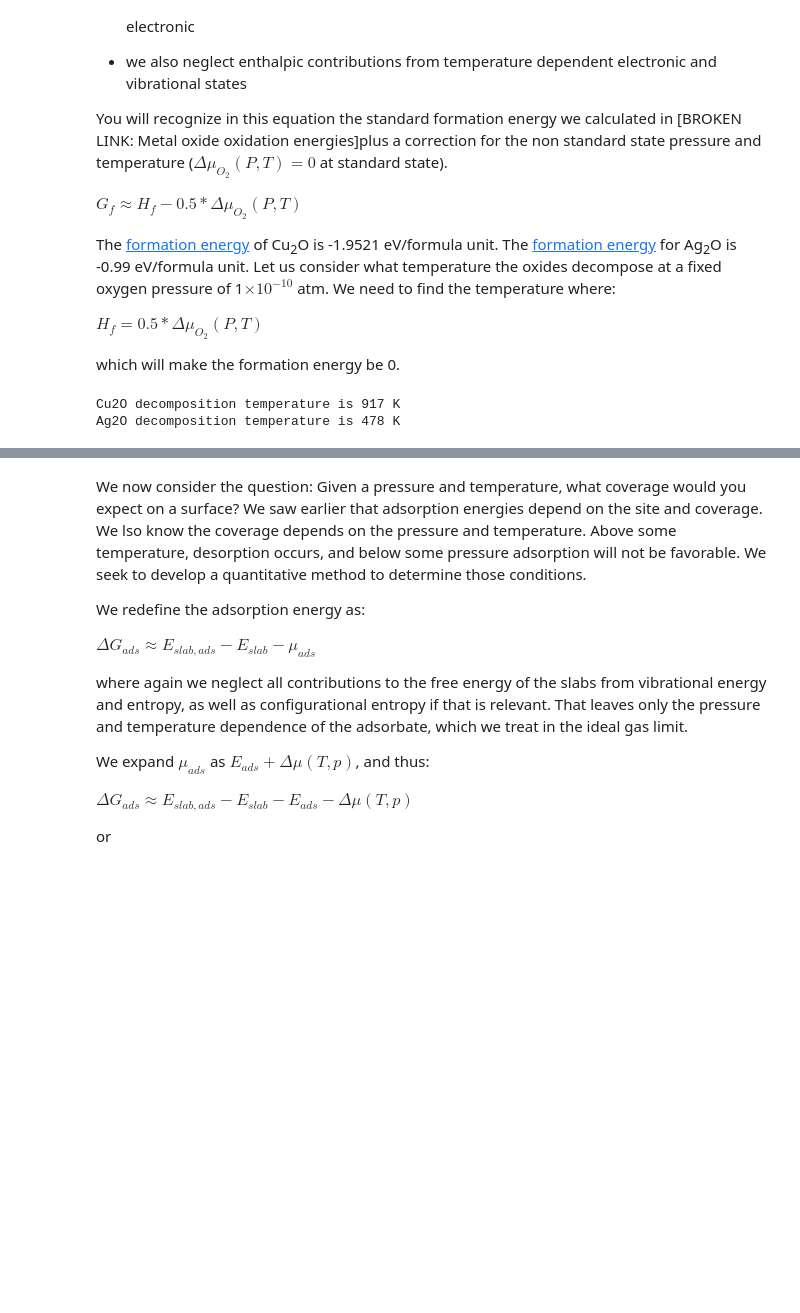
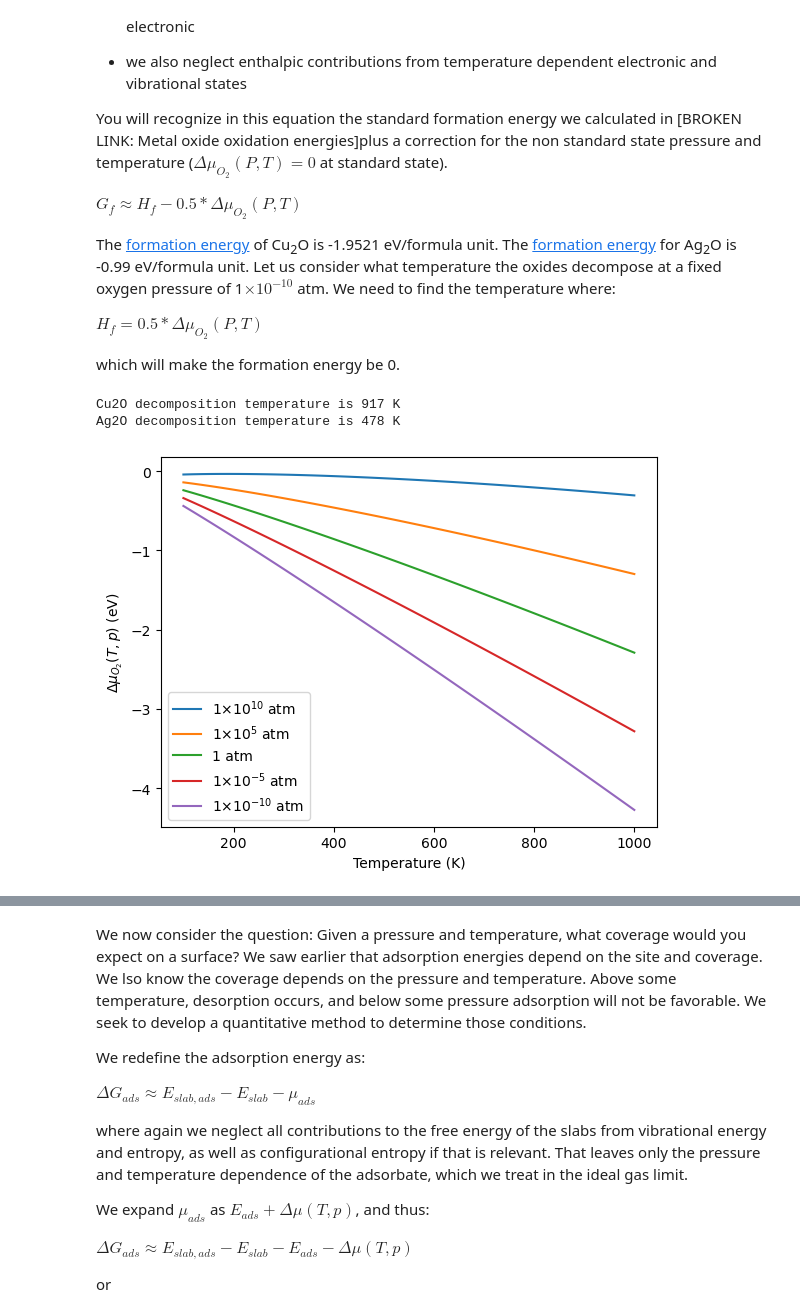
Before and after one commit to jkitchin/dft-book, a Jupyter notebook: notebooks/06-atomistic-thermodynamics.ipynb, the cells around one changed output, grey strips where cells are left out. Saved outputs shown, nothing was run; the diff lists cells and outputs as text; code cells hidden in the pictures; blank space fills up the shorter version.

```diff
--- a/notebooks/06-atomistic-thermodynamics.ipynb
+++ b/notebooks/06-atomistic-thermodynamics.ipynb
@@ -169,37 +168,37 @@ def DeltaMu(T, P):
     return enthalpy(T) - T * entropy(T) + kB * T * np.log(P / atm)
 
 P = 1e-10*atm
 
 
 def func(T):
     'Cu2O'
     return -1.95 - 0.5*DeltaMu(T, P)
 
-print 'Cu2O decomposition temperature is {0:1.0f} K'.format(fsolve(func,
-                                                                   900)[0])
+print('Cu2O decomposition temperature is {0:1.0f} K'.format(fsolve(func,
+                                                                   900)[0]))
 
 def func(T):
     'Ag2O'
     return -0.99 - 0.5 * DeltaMu(T, P)
 
-print 'Ag2O decomposition temperature is {0:1.0f} K'.format(fsolve(func,
-                                                                   470)[0])
+print('Ag2O decomposition temperature is {0:1.0f} K'.format(fsolve(func,
+                                                                   470)[0]))
 
 
 T = np.linspace(100, 1000)
 # Here we plot delta mu as a function of temperature at different pressures
 # you have use \\times to escape the first \ in pyplot
 plt.plot(T, DeltaMu(T, 1e10*atm), label=r'1$\times 10^{10}$ atm')
 plt.plot(T, DeltaMu(T, 1e5*atm), label=r'1$\times 10^5$ atm')
 plt.plot(T, DeltaMu(T, 1*atm), label='1 atm')
 plt.plot(T, DeltaMu(T, 1e-5*atm), label=r'1$\times 10^{-5}$ atm')
 plt.plot(T, DeltaMu(T, 1e-10*atm), label=r'1$\times 10^{-10}$ atm')
 
 plt.xlabel('Temperature (K)')
 plt.ylabel(r'$\Delta \mu_{O_2}(T,p)$ (eV)')
-plt.legend(loc='best')
-plt.savefig('images/O2-mu-diff-p.png')
+plt.legend(loc='best');
 # %% [output]
 Cu2O decomposition temperature is 917 K
 Ag2O decomposition temperature is 478 K
+[figure, added]
 # %% [markdown]
```
Also changed, not shown: parts of 15 cells of this notebook, 12 other files.
